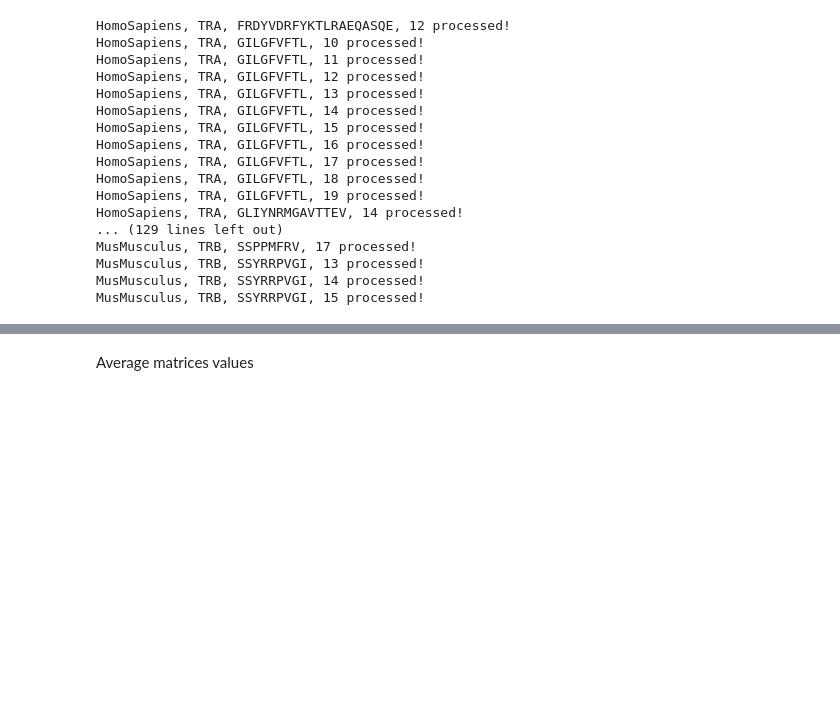
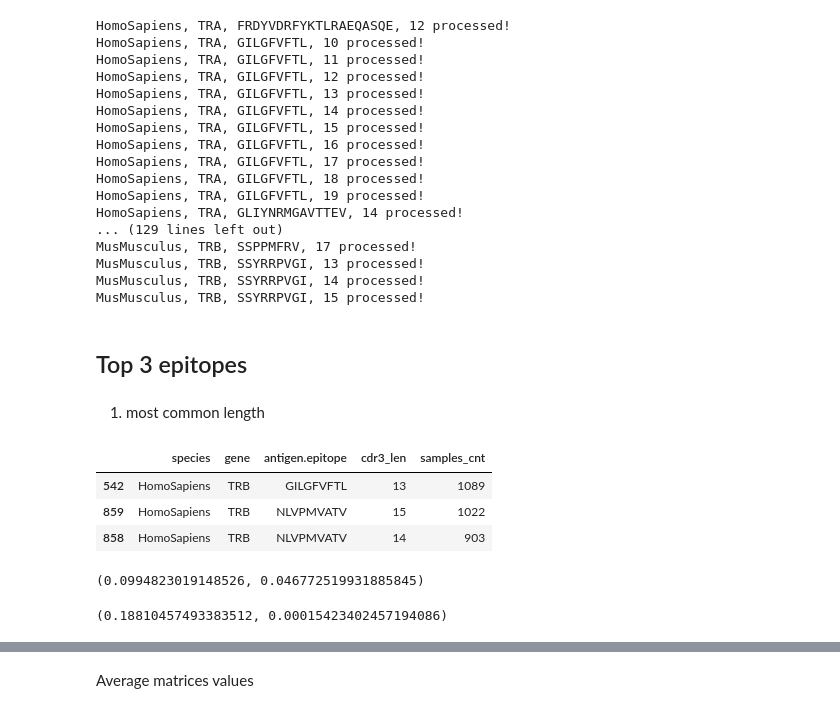
Before and after one commit to antigenomics/vdjdb-classifier-benchmark, a Jupyter notebook: cdr3_substitutions/CDR3_Substitutions.ipynb, the cells around one changed output, grey strips where cells are left out. Cells and saved outputs as stored; diff of their text form; code cells hidden in the pictures; blank space fills up the shorter version.

```diff
--- a/cdr3_substitutions/CDR3_Substitutions.ipynb
+++ b/cdr3_substitutions/CDR3_Substitutions.ipynb
@@ -137,3 +235,15 @@ MusMusculus, TRB, SSPPMFRV, 17 processed!
 MusMusculus, TRB, SSYRRPVGI, 13 processed!
 MusMusculus, TRB, SSYRRPVGI, 14 processed!
 MusMusculus, TRB, SSYRRPVGI, 15 processed!
+# %% [markdown]
+## Top 3 epitopes
+# %% [markdown]
+1) most common length
+# %%
+good_epitopes[(good_epitopes.species == 'HomoSapiens')
+              & (good_epitopes.gene == 'TRB')].sort_values('samples_cnt', ascending=False)[0:3]
+# %% [output]
+|  | species | gene | antigen.epitope | cdr3_len | samples_cnt |
+| 542 | HomoSapiens | TRB | GILGFVFTL | 13 | 1089 |
+| 859 | HomoSapiens | TRB | NLVPMVATV | 15 | 1022 |
+| 858 | HomoSapiens | TRB | NLVPMVATV | 14 | 903 |
@@ -139,0 +254,8 @@ MusMusculus, TRB, SSYRRPVGI, 15 processed!
+# %%
+pearson_corr(M1, M2)
+# %% [output]
+(0.0994823019148526, 0.046772519931885845)
+# %%
+pearson_corr(M2, M3)
+# %% [output]
+(0.18810457493383512, 0.00015423402457194086)
```
Also changed, not shown: parts of 18 cells of this notebook, 1 other file.
